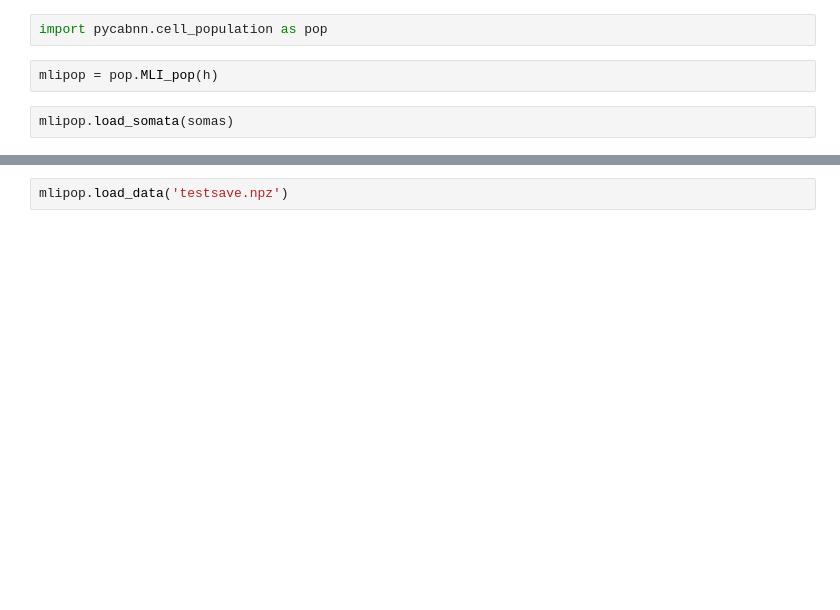
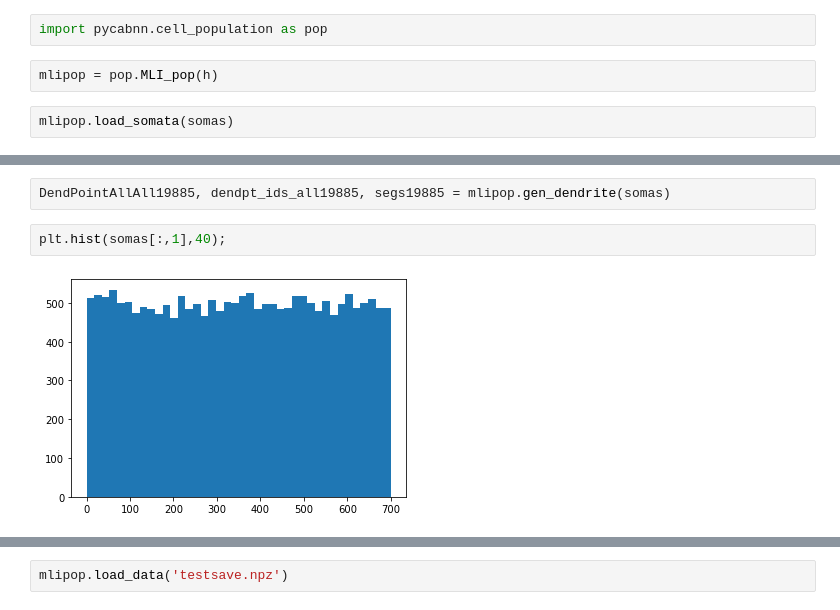
Before and after one commit to CNS-OIST/pycabnn, a Jupyter notebook: notebooks/RunMLIwithNeuron.ipynb, the cells around one changed output, grey strips where cells are left out. Cells and saved outputs as stored; diff of their text form; blank space fills up the shorter version.

```diff
--- a/notebooks/RunMLIwithNeuron.ipynb
+++ b/notebooks/RunMLIwithNeuron.ipynb
@@ -60,0 +80,6 @@ mlipop.load_somata(somas)
+# %%
+DendPointAllAll19885, dendpt_ids_all19885, segs19885 = mlipop.gen_dendrite(somas)
+# %%
+plt.hist(somas[:,1],40);
+# %% [output]
+[figure, added]
```
Also changed, not shown: parts of 40 cells of this notebook, 1 other file.
